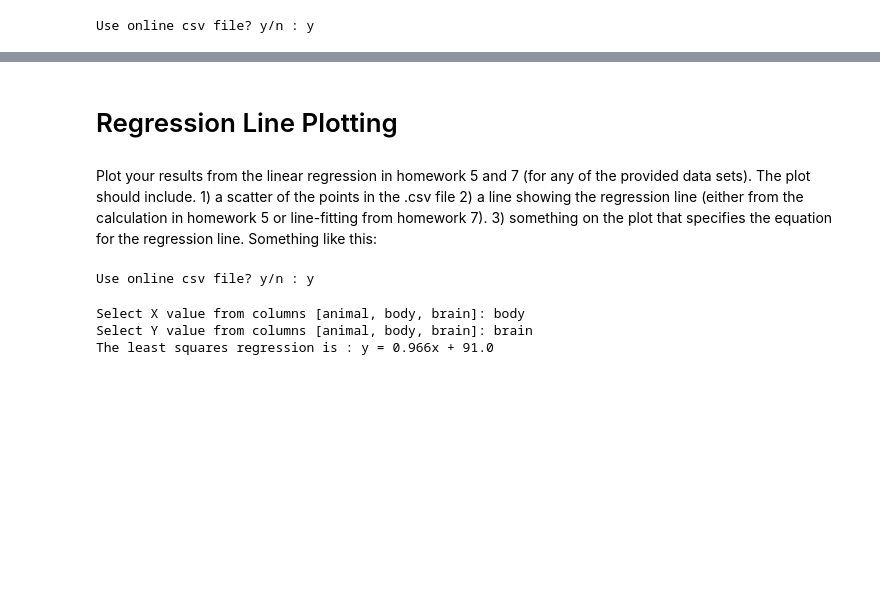
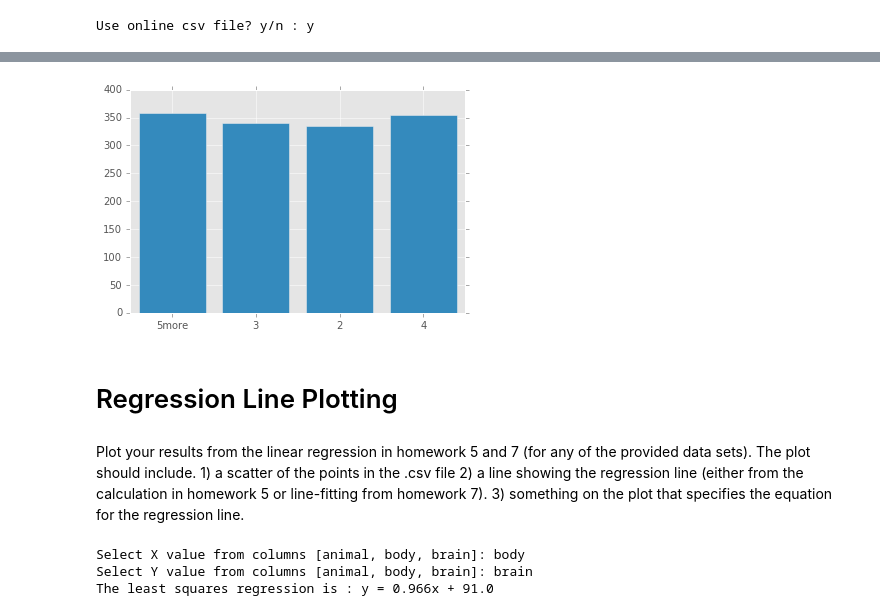
Before and after one commit to ChristopheHunt/MSDA---Coursework, a Jupyter notebook: Data 602/Data 602 - Advanced Programming/Week 10/Untitled.ipynb, the cells around one changed output, grey strips where cells are left out. Saved outputs shown, nothing was run; the diff lists cells and outputs as text; code cells hidden in the pictures; blank space fills up the shorter version.

```diff
--- a/Data 602/Data 602 - Advanced Programming/Week 10/Untitled.ipynb
+++ b/Data 602/Data 602 - Advanced Programming/Week 10/Untitled.ipynb
@@ -90,7 +91,11 @@ df['']
+# %%
+feature_bargraph(df['doors'])
+# %% [output]
+[figure, added]
 # %% [markdown]
 # Regression Line Plotting
 # %% [markdown]
-Plot your results from the linear regression in homework 5 and 7 (for any of the provided data sets).  The plot should include.  1) a scatter of the points in the .csv file 2) a line showing the regression line (either from the calculation in homework 5 or line-fitting from homework 7).  3) something on the plot that specifies the equation for the regression line.  Something like this:
+Plot your results from the linear regression in homework 5 and 7 (for any of the provided data sets).  The plot should include.  1) a scatter of the points in the .csv file 2) a line showing the regression line (either from the calculation in homework 5 or line-fitting from homework 7).  3) something on the plot that specifies the equation for the regression line.
 # %%
 import sys
 import Tkinter
@@ -99,8 +104,4 @@ import pandas
 import matplotlib.pyplot as plt
 import matplotlib
 matplotlib.style.use('ggplot')
-
-s = raw_input('Use online csv file? y/n : ')
-# %% [output]
-Use online csv file? y/n : y
 # %%
```
Also changed, not shown: parts of 11 cells of this notebook, 1 other file.
